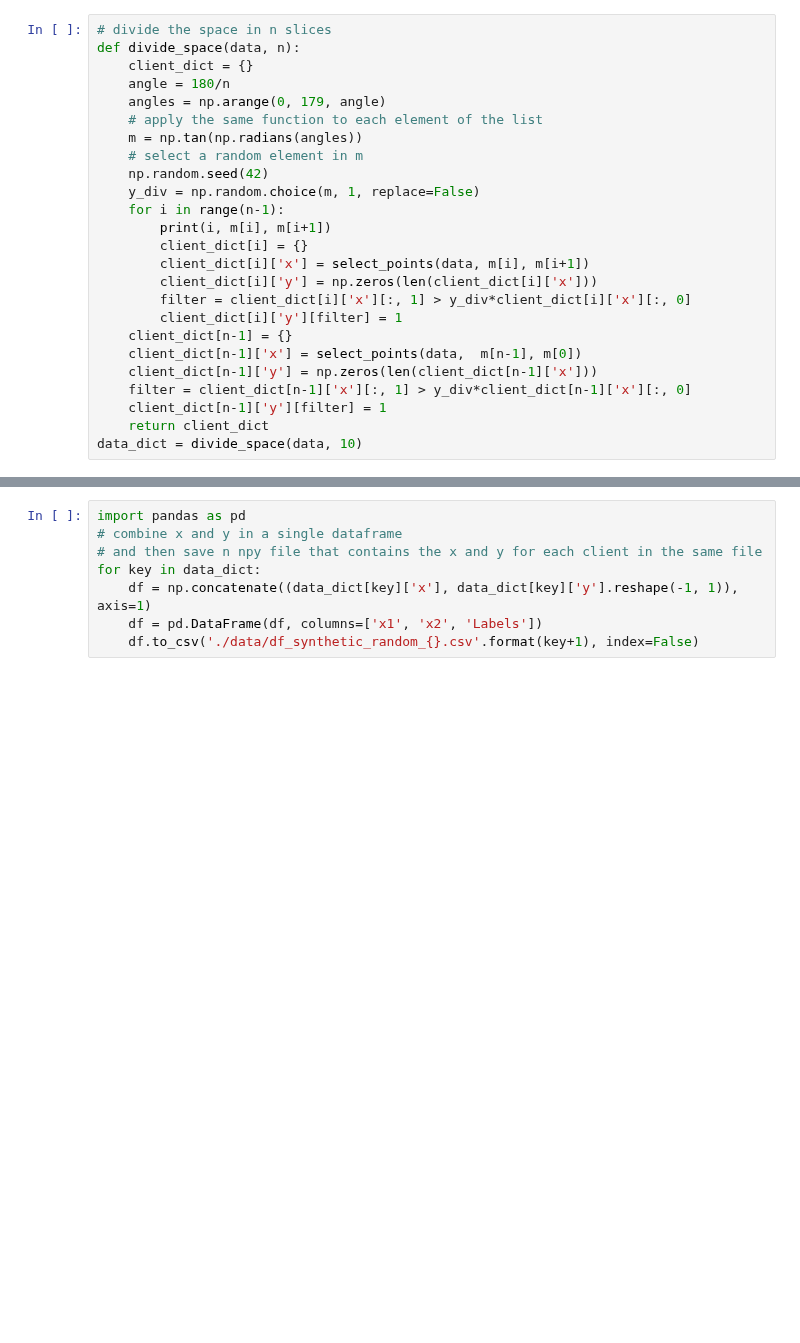
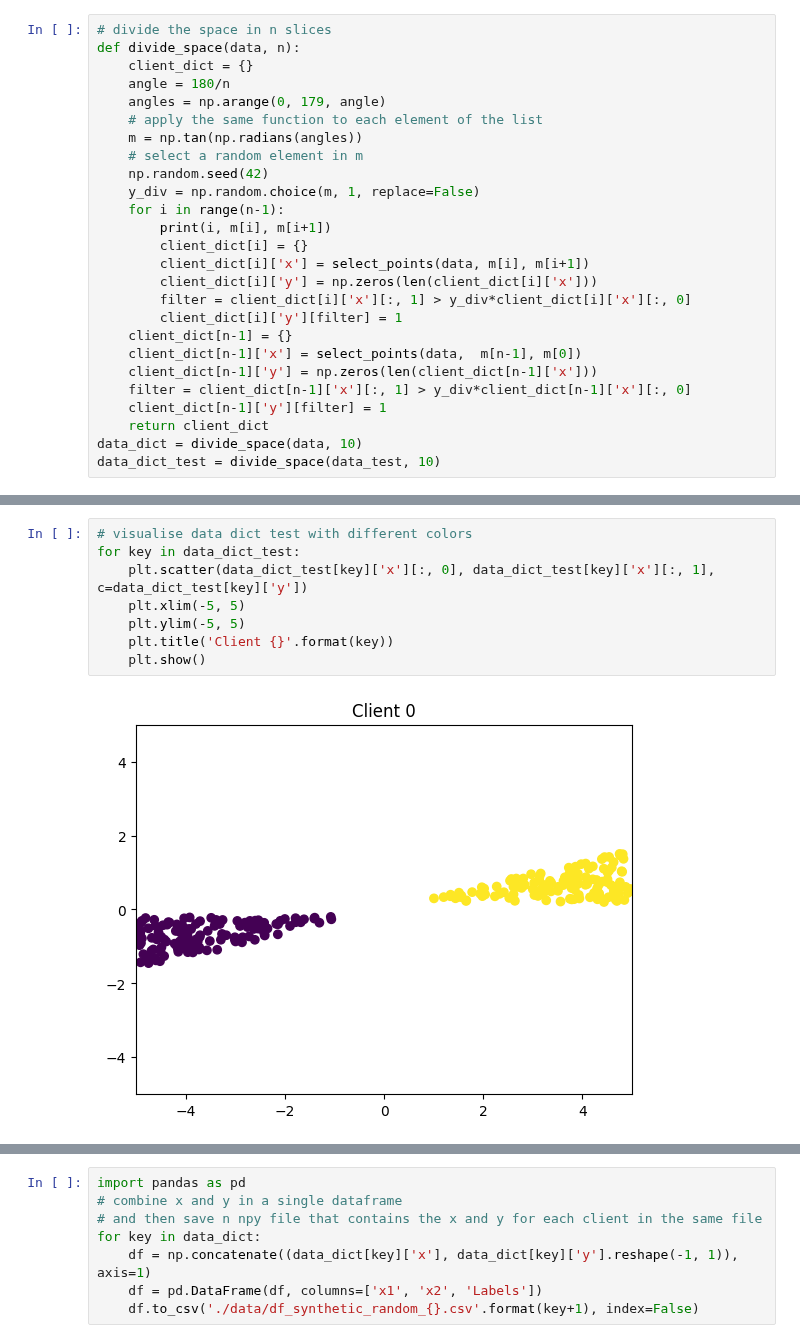
Before and after one commit to dariofenoglio98/CF_FL, a Jupyter notebook: synth_dataset.ipynb, the cells around one changed output, grey strips where cells are left out. Saved outputs shown, nothing was run; the diff lists cells and outputs as text; blank space fills up the shorter version.

```diff
--- a/synth_dataset.ipynb
+++ b/synth_dataset.ipynb
@@ -58,6 +61,7 @@ def divide_space(data, n):
     client_dict[n-1]['y'][filter] = 1
     return client_dict
 data_dict = divide_space(data, 10)
+data_dict_test = divide_space(data_test, 10)
 # %% [output]
 0 0.0 0.3249196962329063
 1 0.3249196962329063 0.7265425280053609
@@ -89,0 +103,10 @@ for key in data_dict:
+# %%
+# visualise data dict test with different colors
+for key in data_dict_test:
+    plt.scatter(data_dict_test[key]['x'][:, 0], data_dict_test[key]['x'][:, 1], c=data_dict_test[key]['y'])
+    plt.xlim(-5, 5)
+    plt.ylim(-5, 5)
+    plt.title('Client {}'.format(key))
+    plt.show()
+# %% [output]
+[figure, added]
```
Also changed, not shown: parts of 6 cells of this notebook, 5 other files.
